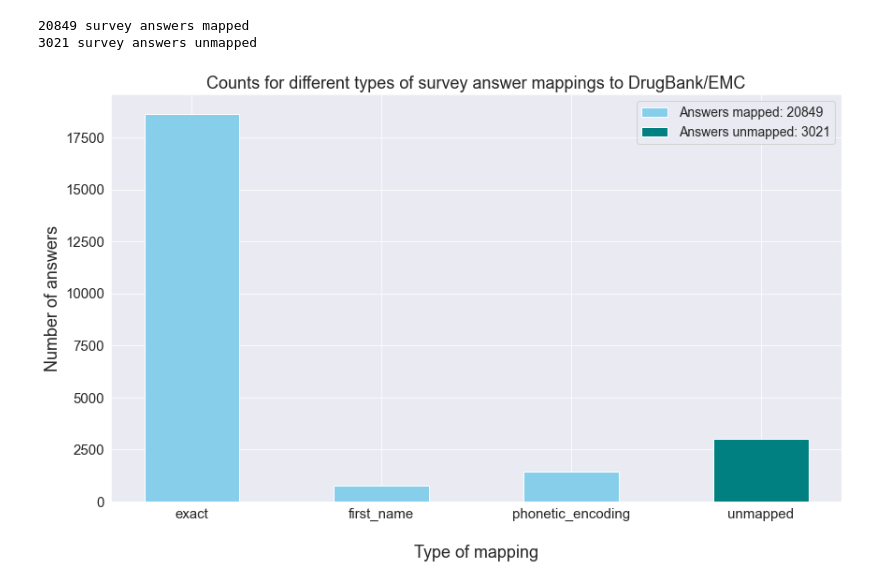
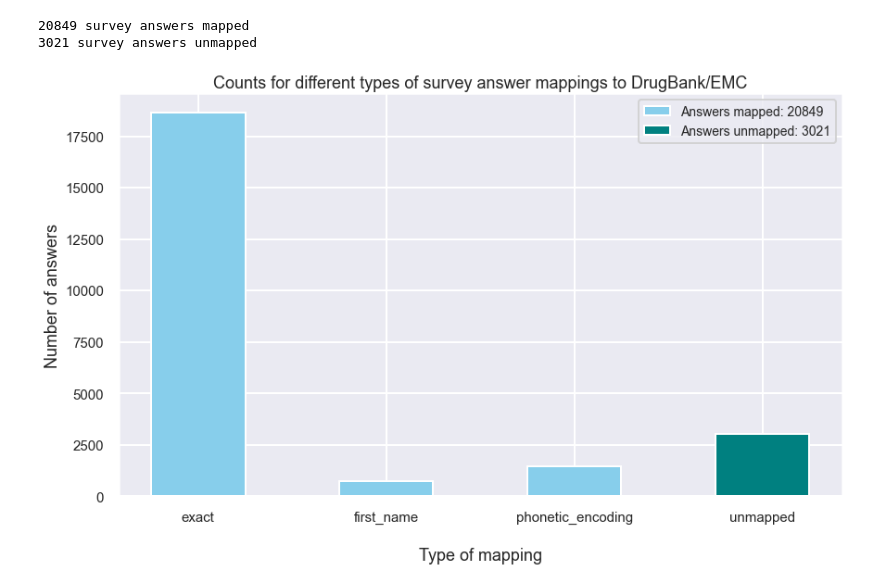
Before and after one commit to mgreenig/COVIDENCE-survey, a Jupyter notebook: Drug_mapping_plots.ipynb, the cells around one changed output. Drawn from its saved outputs; the diff is of its cells as text; code cells hidden in the pictures.

```diff
--- a/Drug_mapping_plots.ipynb
+++ b/Drug_mapping_plots.ipynb
@@ -13,6 +13,7 @@ from Get_BNF_classes import BNF_mapping_counts
 1472 BNF drugs mapped to DrugBank
 68 BNF drugs unmapped
 # %%
+sns.set_context('poster')
 sns.set_style('darkgrid')
 plt.figure(figsize=(14,8))
 bar = plt.bar(x = BNF_mapping_counts.keys(), height = BNF_mapping_counts.values(), width = 0.5, color = ['skyblue', 'skyblue', 'teal'])
@@ -34,18 +35,19 @@ from Map_survey_answers import mapping_counts
 20849 survey answers mapped
 3021 survey answers unmapped
 # %%
+sns.set_context('poster')
 sns.set_style('darkgrid')
 plt.figure(figsize=(14,8))
 bar = plt.bar(x = mapping_counts.keys(), height = mapping_counts.values(), color = ['skyblue']*3 + ['teal'], width = 0.5)
 plt.title('Counts for different types of survey answer mappings to DrugBank/EMC', fontsize=18)
 plt.xlabel('\nType of mapping', fontsize=18)
 plt.xticks(fontsize=15)
 plt.ylabel('Number of answers', fontsize=18)
 plt.yticks(fontsize=15)
 legend_text = ['Answers mapped: {}'.format(mapping_counts['exact'] + mapping_counts['first_name'] + mapping_counts['phonetic_encoding']),
               'Answers unmapped: {}'.format(mapping_counts['unmapped'])]
 plt.legend(handles = [bar.patches[0], bar.patches[3]], labels = legend_text, fontsize = 14)
 plt.savefig('figures/survey_mappings.png')
 plt.show()
 # %% [output]
-[figure, old version]
+[figure, new version]
```
Also changed, not shown: parts of 1 cell of this notebook, 3 other files.
